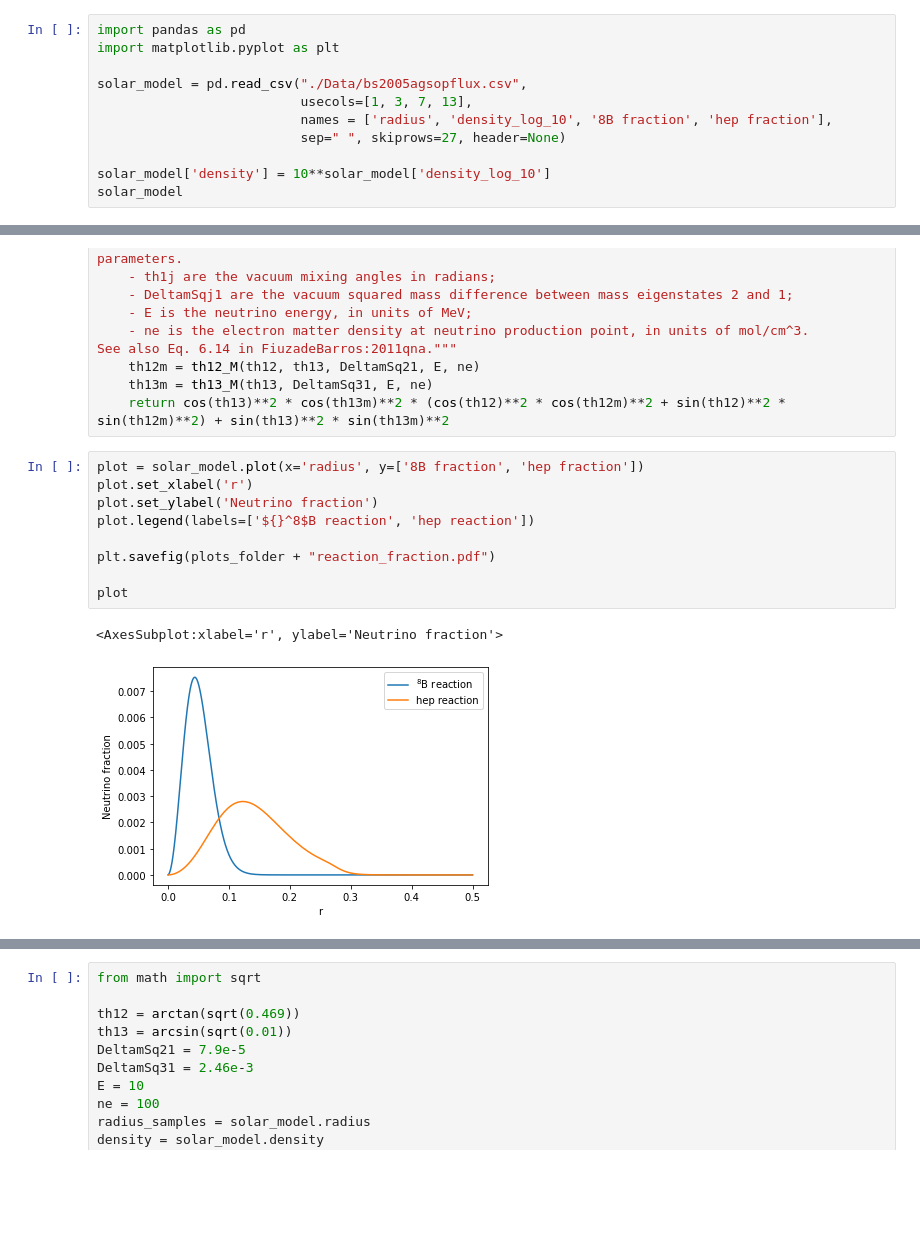
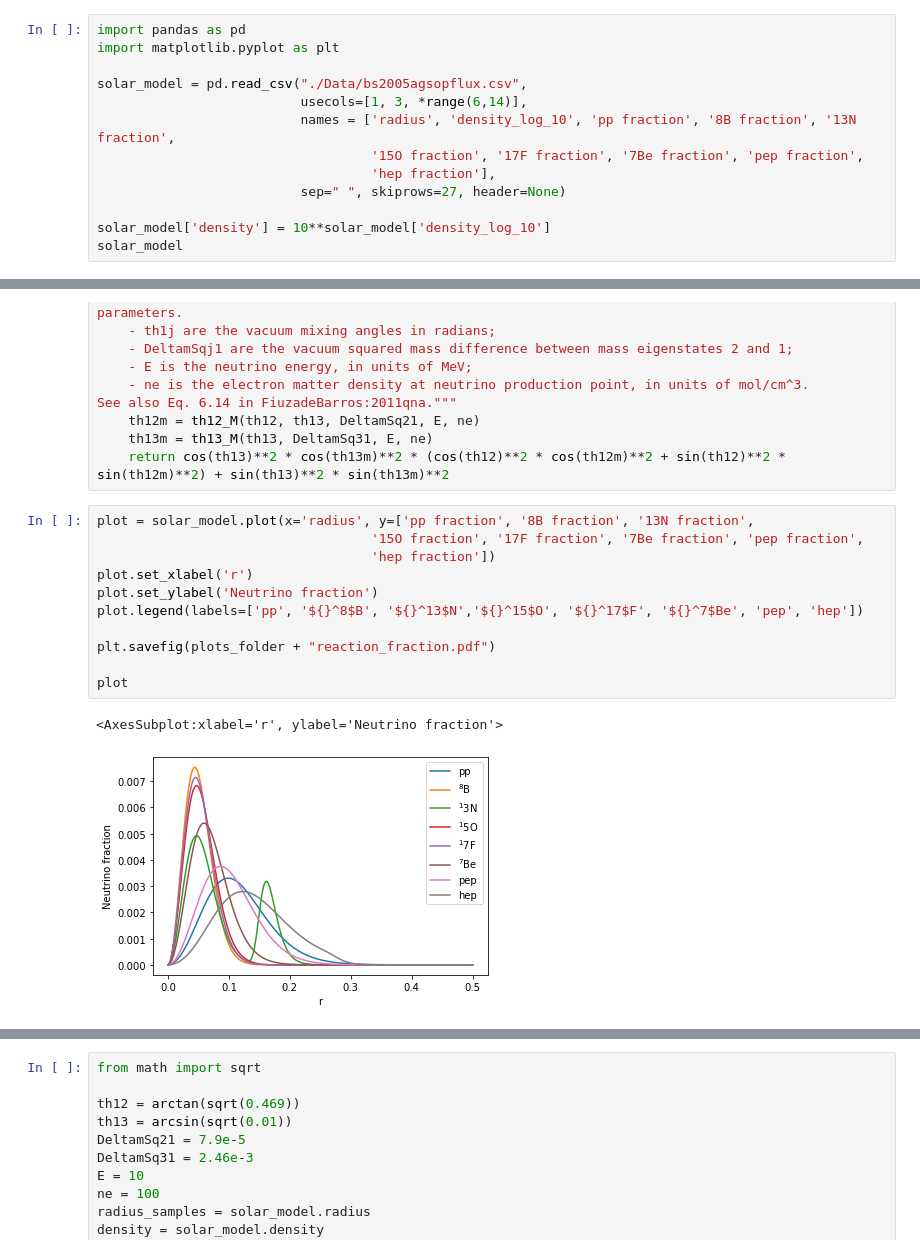
Before and after one commit to michelelucente/PEANUTS, a Jupyter notebook: Code/Functions/working_notebook.ipynb, the cells around one changed output, grey strips where cells are left out. Cells and saved outputs as stored; diff of their text form; blank space fills up the shorter version.

```diff
--- a/Code/Functions/working_notebook.ipynb
+++ b/Code/Functions/working_notebook.ipynb
@@ -13,8 +13,10 @@ import pandas as pd
 import matplotlib.pyplot as plt
 
 solar_model = pd.read_csv("./Data/bs2005agsopflux.csv",
-                          usecols=[1, 3, 7, 13],
-                          names = ['radius', 'density_log_10', '8B fraction', 'hep fraction'],
+                          usecols=[1, 3, *range(6,14)],
+                          names = ['radius', 'density_log_10', 'pp fraction', '8B fraction', '13N fraction',
+                                   '15O fraction', '17F fraction', '7Be fraction', 'pep fraction',
+                                   'hep fraction'],
                           sep=" ", skiprows=27, header=None)
 
 solar_model['density'] = 10**solar_model['density_log_10']
@@ -92,17 +94,19 @@ See also Eq. 6.14 in FiuzadeBarros:2011qna."""
     th13m = th13_M(th13, DeltamSq31, E, ne)
     return cos(th13)**2 * cos(th13m)**2 * (cos(th12)**2 * cos(th12m)**2 + sin(th12)**2 * sin(th12m)**2) + sin(th13)**2 * sin(th13m)**2
 # %%
-plot = solar_model.plot(x='radius', y=['8B fraction', 'hep fraction'])
+plot = solar_model.plot(x='radius', y=['pp fraction', '8B fraction', '13N fraction',
+                                   '15O fraction', '17F fraction', '7Be fraction', 'pep fraction',
+                                   'hep fraction'])
 plot.set_xlabel('r')
 plot.set_ylabel('Neutrino fraction')
-plot.legend(labels=['${}^8$B reaction', 'hep reaction'])
+plot.legend(labels=['pp', '${}^8$B', '${}^13$N','${}^15$O', '${}^17$F', '${}^7$Be', 'pep', 'hep'])
 
 plt.savefig(plots_folder + "reaction_fraction.pdf")
 
 plot
 # %% [output]
 <AxesSubplot:xlabel='r', ylabel='Neutrino fraction'>
-[figure, old version]
+[figure, new version]
 # %%
 from scipy import integrate
 import numpy as np
```
Also changed, not shown: parts of 30 cells of this notebook, 1 other file.
